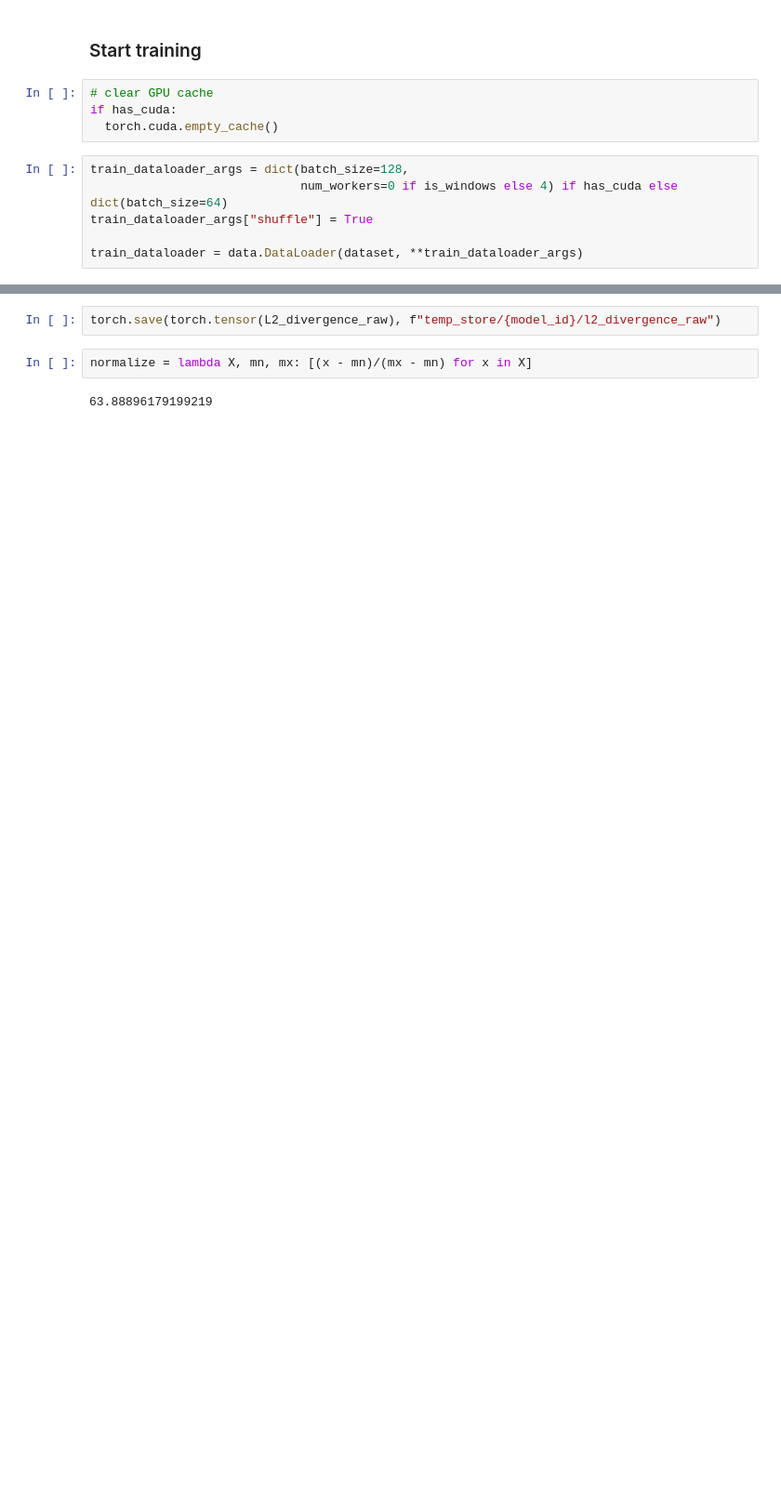
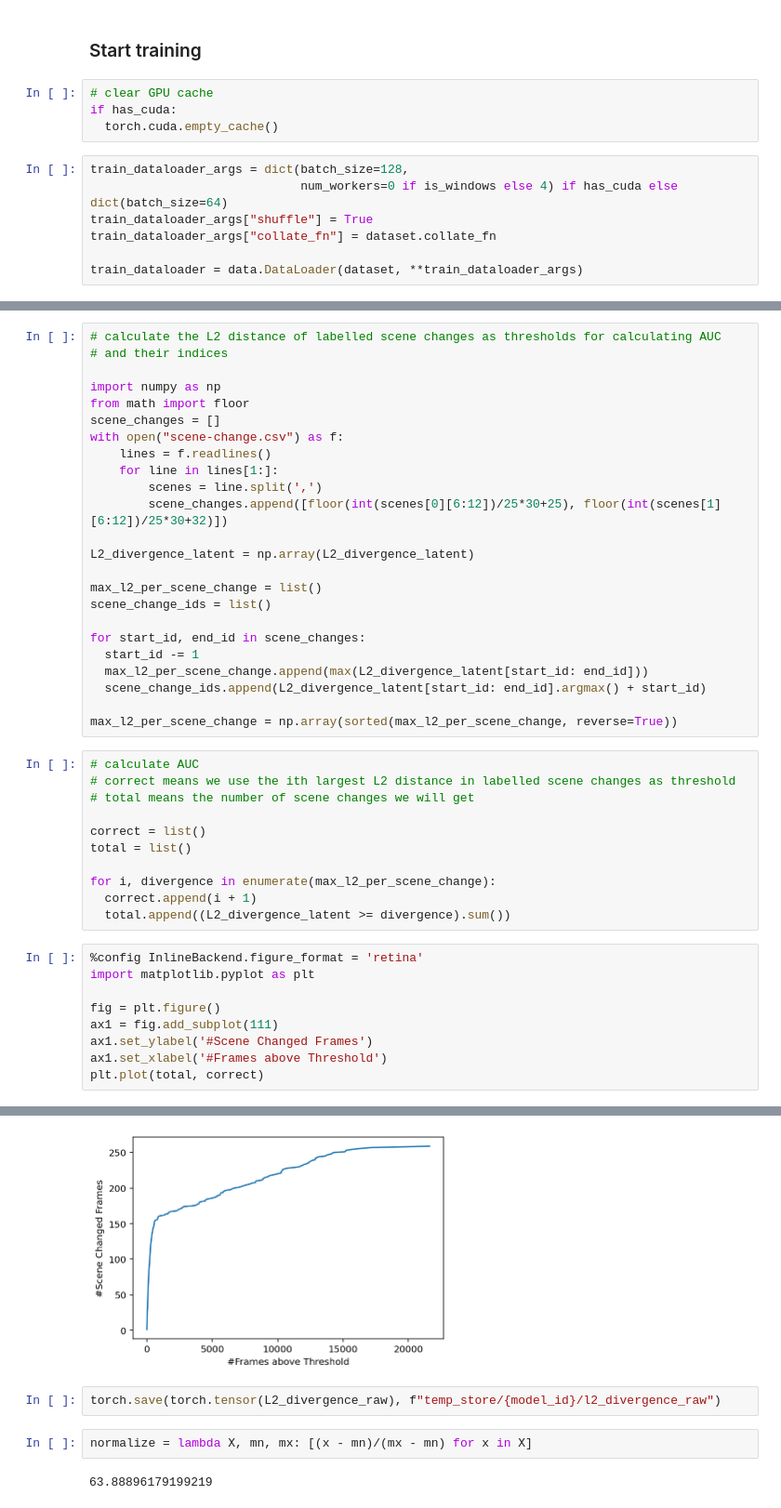
Before and after one commit to Chen-Zhe/team-two-spiked-apes, a Jupyter notebook: many2one-jry.ipynb, the cells around one changed output, grey strips where cells are left out. Shown at 93% size. Cells and saved outputs as stored; diff of their text form; blank space fills up the shorter version.

```diff
--- a/many2one-jry.ipynb
+++ b/many2one-jry.ipynb
@@ -387,6 +425,7 @@ if has_cuda:
 train_dataloader_args = dict(batch_size=128,
                              num_workers=0 if is_windows else 4) if has_cuda else dict(batch_size=64)
 train_dataloader_args["shuffle"] = True
+train_dataloader_args["collate_fn"] = dataset.collate_fn
 
 train_dataloader = data.DataLoader(dataset, **train_dataloader_args)
 # %%
@@ -521,0 +574,45 @@ for i in tqdm(range(len(dataset) - 1), desc="L2"):
+# %%
+# calculate the L2 distance of labelled scene changes as thresholds for calculating AUC
+# and their indices
+
+import numpy as np
+from math import floor
+scene_changes = []
+with open("scene-change.csv") as f:
+    lines = f.readlines()
+    for line in lines[1:]:
+        scenes = line.split(',')
+        scene_changes.append([floor(int(scenes[0][6:12])/25*30+25), floor(int(scenes[1][6:12])/25*30+32)])
+
+L2_divergence_latent = np.array(L2_divergence_latent)
+
+max_l2_per_scene_change = list()
+scene_change_ids = list()
+
+for start_id, end_id in scene_changes:
+  start_id -= 1
+  max_l2_per_scene_change.append(max(L2_divergence_latent[start_id: end_id]))
+  scene_change_ids.append(L2_divergence_latent[start_id: end_id].argmax() + start_id)
+
+max_l2_per_scene_change = np.array(sorted(max_l2_per_scene_change, reverse=True))
+# %%
+# calculate AUC
+# correct means we use the ith largest L2 distance in labelled scene changes as threshold
+# total means the number of scene changes we will get
+
+correct = list()
+total = list()
+
+for i, divergence in enumerate(max_l2_per_scene_change):
+  correct.append(i + 1)
+  total.append((L2_divergence_latent >= divergence).sum())
+# %%
+%config InlineBackend.figure_format = 'retina'
+import matplotlib.pyplot as plt
+
+fig = plt.figure()
+ax1 = fig.add_subplot(111)
+ax1.set_ylabel('#Scene Changed Frames')
+ax1.set_xlabel('#Frames above Threshold')
+plt.plot(total, correct)
+# %% [output]
@@ -522,3 +620,4 @@ for i in tqdm(range(len(dataset) - 1), desc="L2"):
+[figure, added]
 # %%
 torch.save(torch.tensor(L2_divergence_raw), f"temp_store/{model_id}/l2_divergence_raw")
 # %%
```
Also changed, not shown: parts of 12 cells of this notebook.
